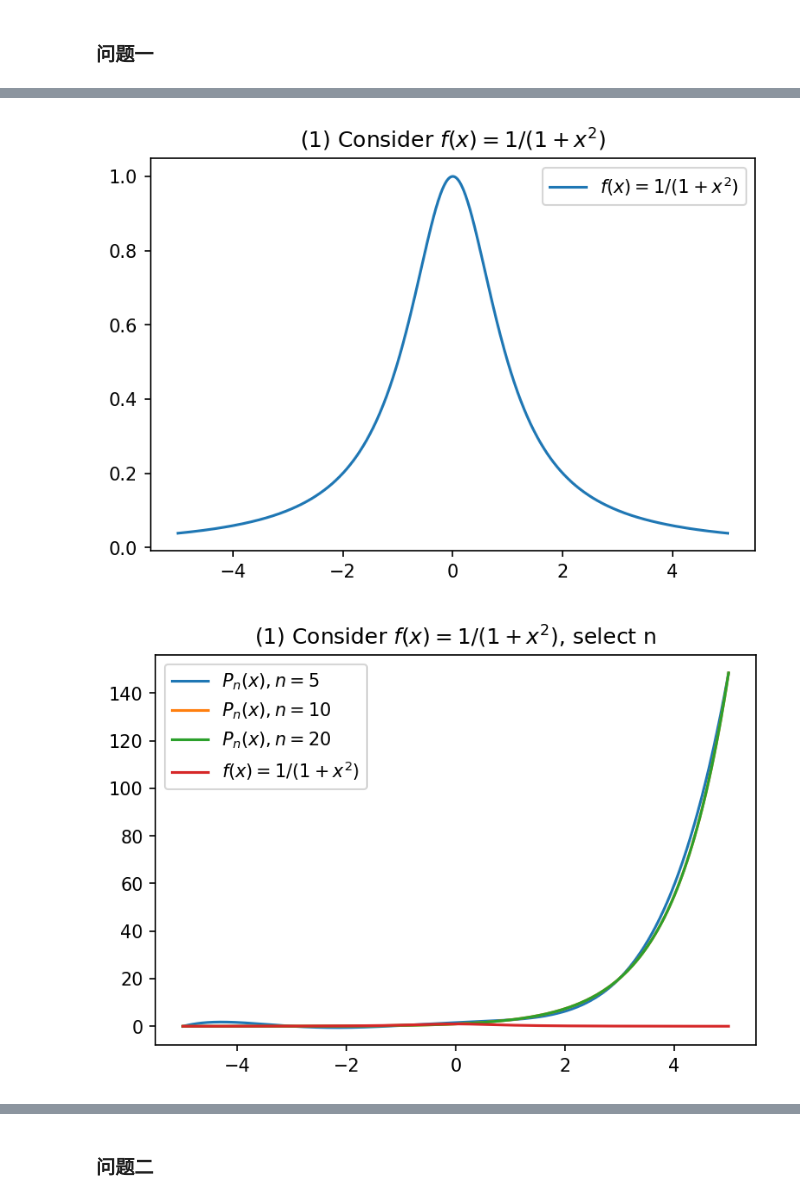
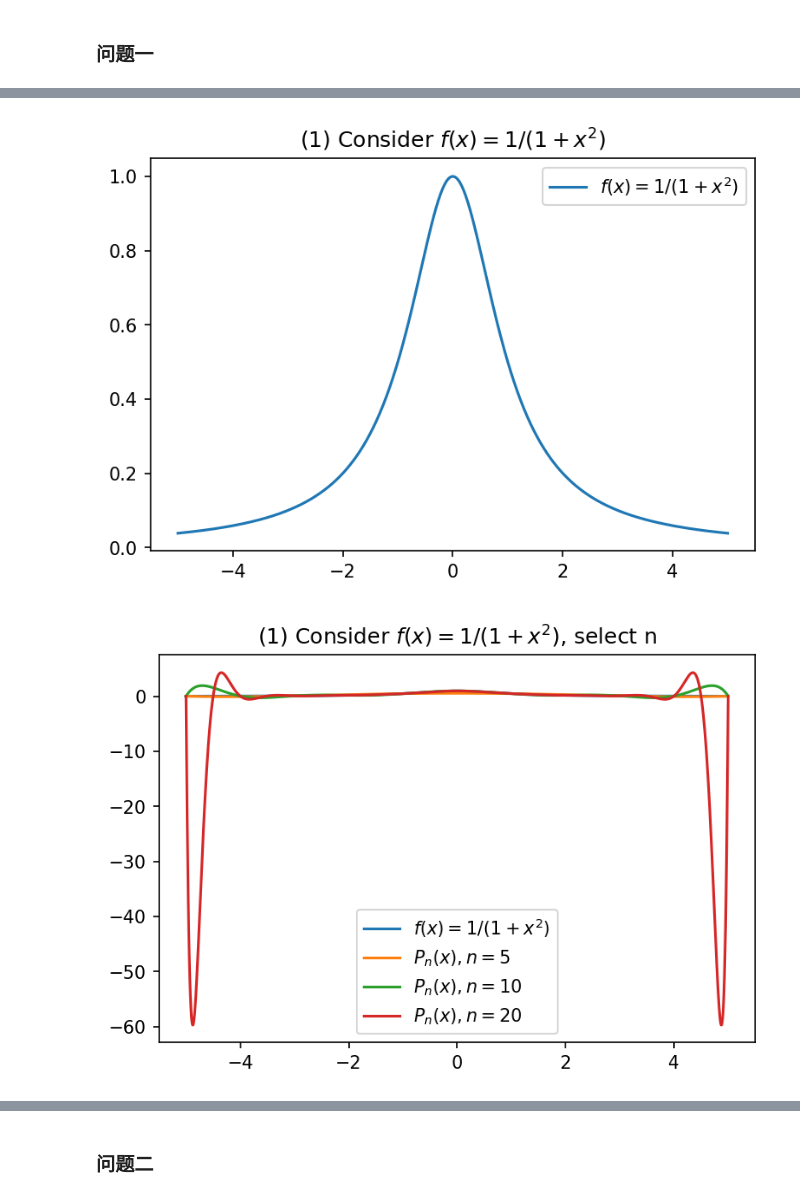
Before and after one commit to chiro2001/computational-methods-lab, a Jupyter notebook: notebooks/实验1.ipynb, the cells around one changed output, grey strips where cells are left out. Saved outputs shown, nothing was run; the diff lists cells and outputs as text; code cells hidden in the pictures.

```diff
--- a/notebooks/实验1.ipynb
+++ b/notebooks/实验1.ipynb
@@ -146,47 +146,49 @@ def problem1():
     x_linespace_2 = np.linspace(-1, 1, slice_fluent_size)
     x_linespace_10 = np.linspace(-5, 5, slice_fluent_size)
     y1 = 1 / (1 + x_linespace_10**2)
-    Ls1 = {n_i: np.array([P(lambda x_i: np.e ** x_i, linspace(5, n_i), x)
+    # Ls1 = {n_i: np.array([P(lambda x_i: np.e ** x_i, linspace(5, n_i), x)
+    #                     for x in x_linespace_10]) for n_i in targets_n}
+    Ls1 = {n_i: np.array([P(lambda x_i: 1 / (1 + x_i**2), linspace(5, n_i), x)
                         for x in x_linespace_10]) for n_i in targets_n}
     plt.figure(dpi=150)
     plt.title("(1) Consider $f(x) = 1 / (1 + x^2)$")
     plt.legend(handles=plt.plot(x_linespace_10, y1, label="$f(x) = 1 / (1 + x^2)$"), loc='best')
     plt.figure(dpi=150)
     plt.title("(1) Consider $f(x) = 1 / (1 + x^2)$, select n")
-    plt.legend(handles=[*[plt.plot(x_linespace_10, Ls1[n_i], label=f"$P_n(x),n={n_i}$")[0] for n_i in Ls1],
-                        plt.plot(x_linespace_10, y1, label="$f(x) = 1 / (1 + x^2)$")[0]], loc='best')
-    y2 = np.e**x_linespace_2
-    Ls2 = {n_i: np.array([P(lambda x_i: np.e ** x_i, linspace(5, n_i), x)
+    plt.legend(handles=[plt.plot(x_linespace_10, y1, label="$f(x) = 1 / (1 + x^2)$")[0],
+                        *[plt.plot(x_linespace_10, Ls1[n_i], label=f"$P_n(x),n={n_i}$")[0] for n_i in Ls1]], loc='best')
+    y2 = np.exp(x_linespace_2)
+    Ls2 = {n_i: np.array([P(lambda x_i: np.exp(x_i), linspace(5, n_i), x)
                         for x in x_linespace_2]) for n_i in targets_n}
     plt.figure(dpi=150)
     plt.title("(2) Consider $f(x) = e^x$")
     plt.legend(handles=plt.plot(x_linespace_2, y2, label="$f(x) = e^x$"), loc='best')
     plt.figure(dpi=150)
     plt.title("(2) Consider $f(x) = e^x$, select n")
-    plt.legend(handles=[*[plt.plot(x_linespace_2, Ls2[n_i], label=f"$P_n(x),n={n_i}$")[0] for n_i in Ls2],
-                        plt.plot(x_linespace_2, y2, label="$f(x) = e^x$")[0]], loc='best')
+    plt.legend(handles=[plt.plot(x_linespace_2, y2, label="$f(x) = e^x$")[0],
+                        *[plt.plot(x_linespace_2, Ls2[n_i], label=f"$P_n(x),n={n_i}$")[0] for n_i in Ls2]], loc='best')
 
 
 
 problem1()
 # %% [output]
 问题 1：拉格朗日插值多项式的次数 n 越大越好吗？
 (1) 考虑 f(x) = 1 / (1 + x^2) in [-5, 5]
           5       10       20
 0.75  0.5290  0.6790   0.6368
 1.75  0.3733  0.1906   0.2384
 2.75  0.1537  0.2156   0.0807
 3.75 -0.0260 -0.2315  -0.4471
 4.75 -0.0157  1.9236 -39.9524
 差值：
           5       10       20
 0.75  0.1110 -0.0390   0.0032
 1.75 -0.1272  0.0556   0.0077
 ... (12 lines left out)
 -0.05 -0.5760  0.0 -0.0
  0.05 -0.5832 -0.0  0.0
  0.95 -0.0557 -0.0 -0.0
 画出两个函数以及其拉格朗日多项式的图像：
 [figure]
-[figure, old version]
+[figure, new version]
 [figure]
```
Also changed, not shown: parts of 2 cells of this notebook, 5 other files.
